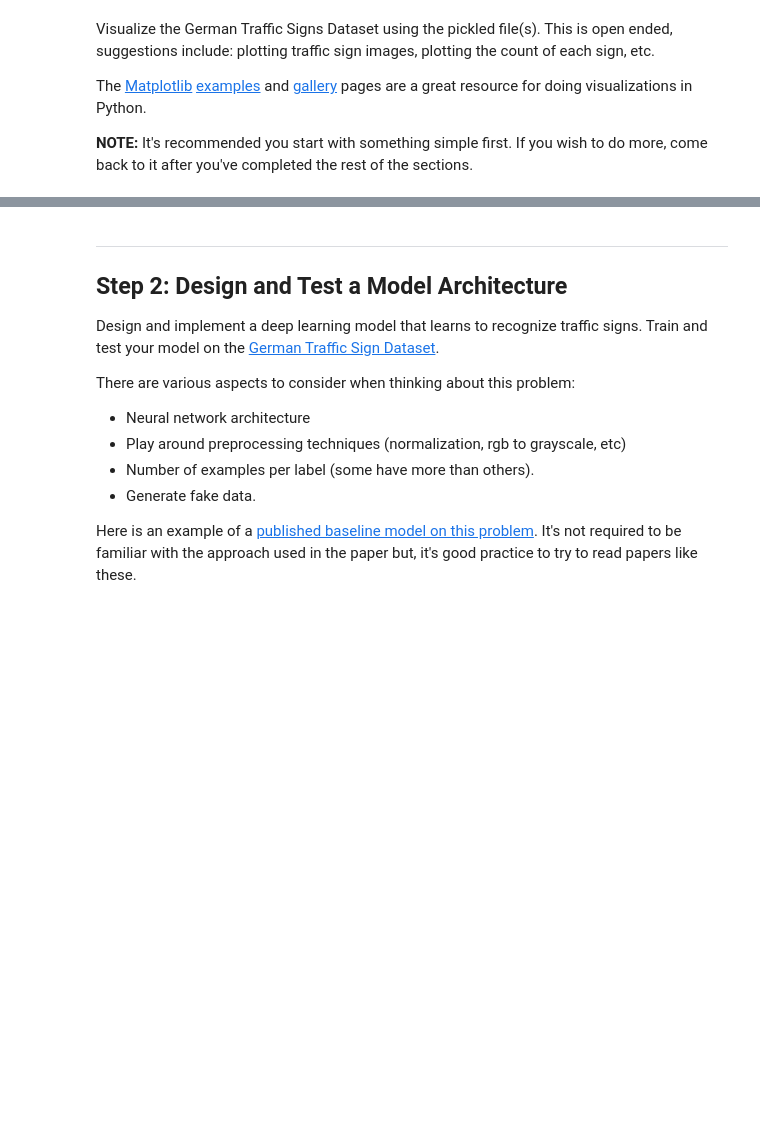
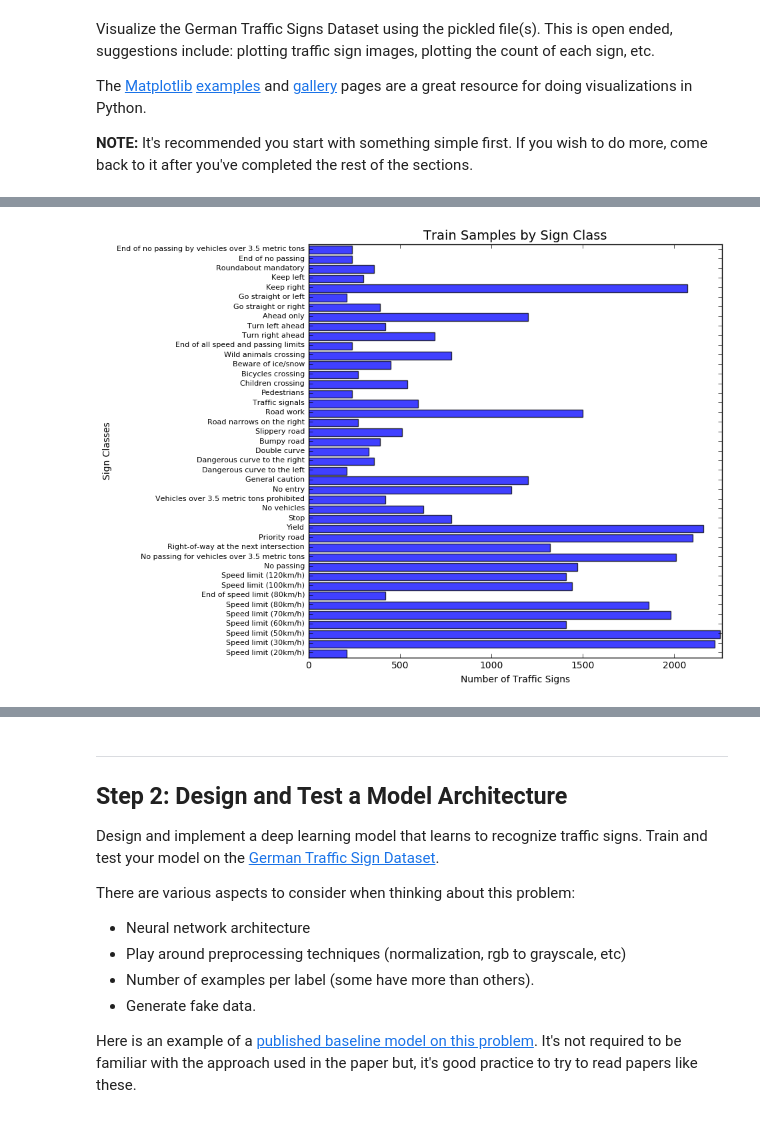
Before and after one commit to ibiscp/Traffic-Sign-Classifier, a Jupyter notebook: Traffic_Sign_Classifier.ipynb, the cells around one changed output, grey strips where cells are left out. Cells and saved outputs as stored; diff of their text form; code cells hidden in the pictures; blank space fills up the shorter version.

```diff
--- a/Traffic_Sign_Classifier.ipynb
+++ b/Traffic_Sign_Classifier.ipynb
@@ -109,0 +132,28 @@ for i in range(rows**2):
+# %%
+## Plot number of each examples in the test data
+import collections
+
+def plot_sample_class_distributions(samples, title):
+
+    label_count = list()
+    for i in range(n_classes):
+        label_count.append((samples == i).sum())
+
+    indexes = np.arange(len(sign_names))
+
+    fig = plt.figure(facecolor="white")
+    fig.set_size_inches(8, 8)
+    ax = fig.add_subplot(111)
+
+    ax.barh(indexes, label_count, alpha=0.75)
+    ax.axis([0, np.max(label_count)+10, 0, n_classes])
+    ax.set_yticks(indexes + 0.5)
+    ax.set_yticklabels(sign_names, fontsize = 8)
+
+    ax.set_ylabel('Sign Classes', fontsize = 10)
+    ax.set_xlabel('Number of Traffic Signs', fontsize = 10)
+    ax.set_title(title, fontsize = 14)
+# %%
+plot_sample_class_distributions(samples=y_train, title='Train Samples by Sign Class')
+# %% [output]
+[figure, added]
```
Also changed, not shown: parts of 49 cells of this notebook, 6 other files.
